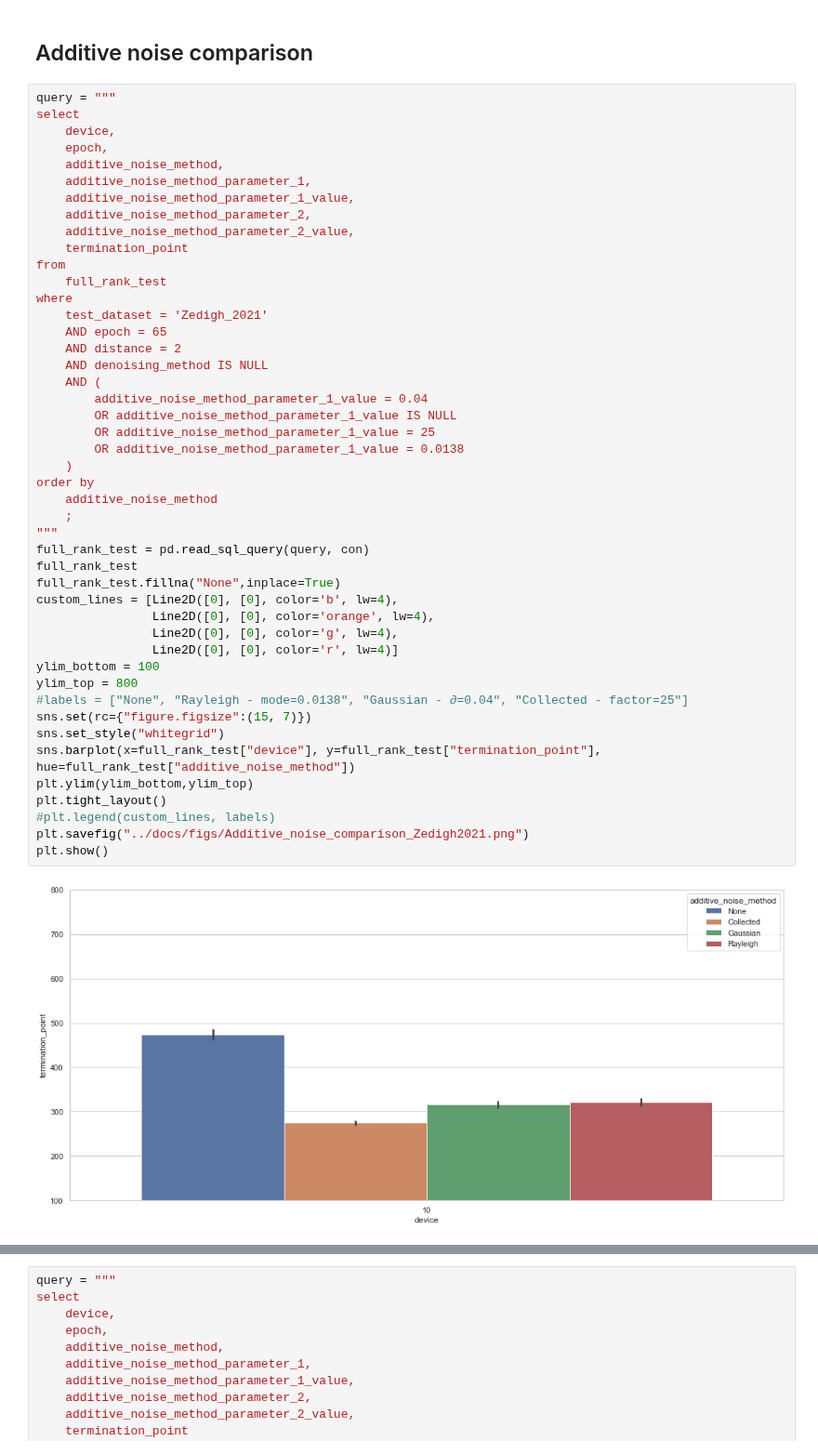
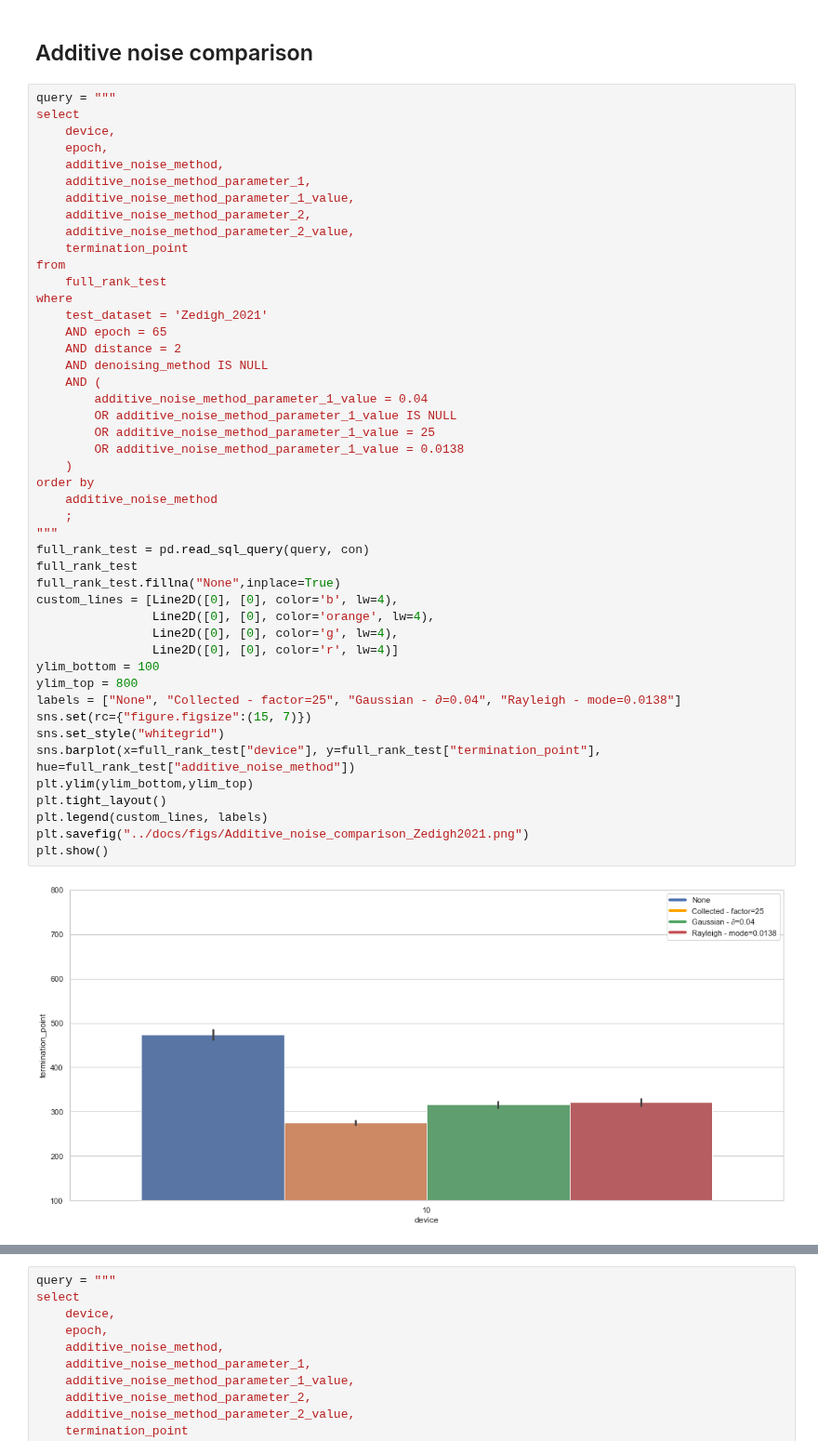
Before and after one commit to axelzedigh/MasterThesisResults, a Jupyter notebook: notebooks/Database_visualizations.ipynb, the cells around one changed output, grey strips where cells are left out. Shown at 93% size. Saved outputs shown, nothing was run; the diff lists cells and outputs as text.

```diff
--- a/notebooks/Database_visualizations.ipynb
+++ b/notebooks/Database_visualizations.ipynb
@@ -408,34 +408,34 @@ where
     AND epoch = 65
     AND distance = 2
     AND denoising_method IS NULL
     AND (
         additive_noise_method_parameter_1_value = 0.04
         OR additive_noise_method_parameter_1_value IS NULL
         OR additive_noise_method_parameter_1_value = 25
         OR additive_noise_method_parameter_1_value = 0.0138
     )
 order by
     additive_noise_method
     ;
 """
 full_rank_test = pd.read_sql_query(query, con)
 full_rank_test
 full_rank_test.fillna("None",inplace=True)
 custom_lines = [Line2D([0], [0], color='b', lw=4),
                 Line2D([0], [0], color='orange', lw=4),
                 Line2D([0], [0], color='g', lw=4),
                 Line2D([0], [0], color='r', lw=4)]
 ylim_bottom = 100
 ylim_top = 800
-#labels = ["None", "Rayleigh - mode=0.0138", "Gaussian - ∂=0.04", "Collected - factor=25"]
+labels = ["None", "Collected - factor=25", "Gaussian - ∂=0.04", "Rayleigh - mode=0.0138"]
 sns.set(rc={"figure.figsize":(15, 7)})
 sns.set_style("whitegrid")
 sns.barplot(x=full_rank_test["device"], y=full_rank_test["termination_point"], hue=full_rank_test["additive_noise_method"])
 plt.ylim(ylim_bottom,ylim_top)
 plt.tight_layout()
-#plt.legend(custom_lines, labels)
+plt.legend(custom_lines, labels)
 plt.savefig("../docs/figs/Additive_noise_comparison_Zedigh2021.png")
 plt.show()
 # %% [output]
-[figure, old version]
+[figure, new version]
 # %% [markdown]
```
Also changed, not shown: parts of 6 cells of this notebook, 13 other files.
